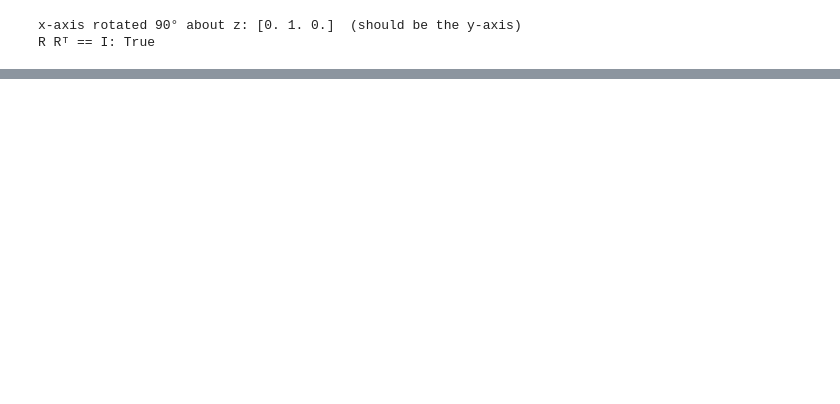
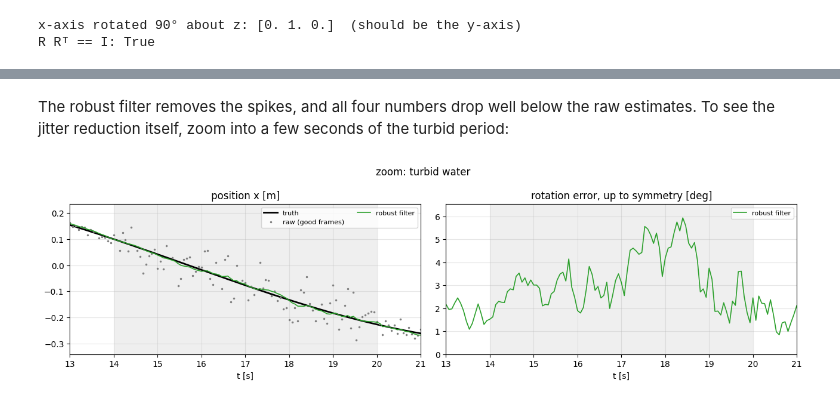
Before and after one commit to prakashmakvana/eskf-tutorial, a Jupyter notebook: ESKF_tutorial.ipynb, the cells around one changed output, grey strips where cells are left out. Cells and saved outputs as stored; diff of their text form; code cells hidden in the pictures; blank space fills up the shorter version.

```diff
--- a/ESKF_tutorial.ipynb
+++ b/ESKF_tutorial.ipynb
@@ -968,0 +854,14 @@ On real data, NIS is the tool you have, because it needs no ground truth.
+# %%
+MAX_REJECTIONS = 5
+
+
+def process_estimate(x, P, estimates, k):
+    """Symmetry + gating + correction for frame k. Returns x, P, status, nis."""
+    p_m, q_m = pose_at(estimates, k)
+    q_m = resolve_symmetry(q_m, x["q"])
+    r, H, V = pose_measurement(x, p_m, q_m, estimates.sigma_p[k], estimates.sigma_theta[k])
+    nu = nis(P, r, H, V)
+    if nu > GATE:
+        return x, P, "rejected", nu
+    x, P = correct(x, P, r, H, V)
+    return x, P, "accepted", nu
@@ -968,0 +872,28 @@ On real data, NIS is the tool you have, because it needs no ground truth.
+# %%
+def run_filter(estimates, params):
+    k0, x, P = initial_state(estimates)
+    dt = 1.0 / cfg.frame_rate
+    track = {"x": [], "P": [], "x_pred": [], "P_pred": [], "F": [], "status": [], "nis": []}
+    rejections = 0
+    for k in range(k0, len(estimates)):
+        if k > k0:
+            track["F"].append(error_state_jacobian(x, dt))        # stored for the smoother
+            x, P = predict(x, P, dt, params)
+        track["x_pred"].append(x); track["P_pred"].append(P)
+        status, nu = "no estimate", np.nan
+        if estimates.valid[k]:
+            x, P, status, nu = process_estimate(x, P, estimates, k)
+            rejections = rejections + 1 if status == "rejected" else 0
+            if rejections >= MAX_REJECTIONS:                        # the filter is lost: restart
+                x, P = state_from_estimate(estimates, k)
+                status, rejections = "re-initialised", 0
+        track["x"].append(x); track["P"].append(P)
+        track["status"].append(status); track["nis"].append(nu)
+    return track
+# %%
+robust = run_filter(estimates, params)
+P_ROB, Q_ROB = track_arrays(robust)
+STATUS = np.array(robust["status"])
+
+print("status of frames with an estimate, by what the estimate really was:")
+print(pd.crosstab(KIND[VALID], STATUS[VALID]))
@@ -968,0 +924,6 @@ On real data, NIS is the tool you have, because it needs no ground truth.
+# %% [markdown]
+The robust filter removes the spikes, and all four numbers drop well below the raw estimates. To see the jitter reduction itself, zoom into a few seconds of the turbid period:
+# %%
+plot_tracks([("robust filter", (P_ROB, Q_ROB), "C2-")], t_range=(13, 21), title="zoom: turbid water")
+# %% [output]
+[figure, added]
```
Also changed, not shown: parts of 176 cells of this notebook, 5 other files.
